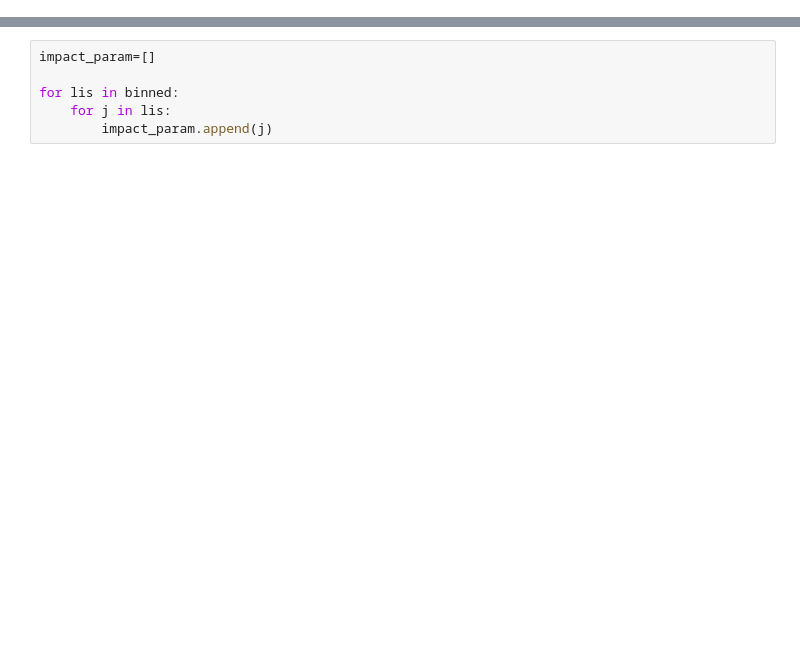
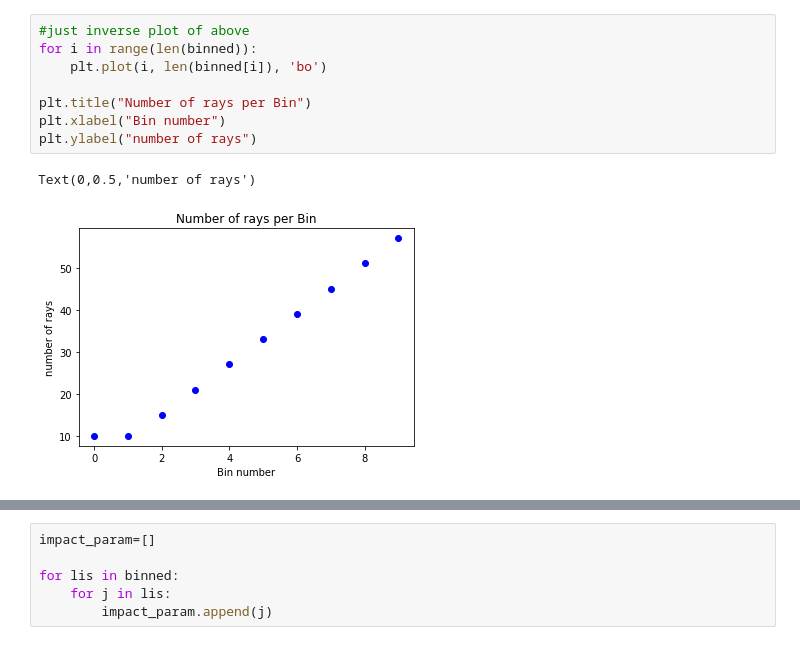
Before and after one commit to biboyd/SALSA, a Jupyter notebook: playground.ipynb, the cells around one changed output, grey strips where cells are left out. Cells and saved outputs as stored; diff of their text form; blank space fills up the shorter version.

```diff
--- a/playground.ipynb
+++ b/playground.ipynb
@@ -27,0 +24,11 @@ array([0.16598944383163733 code_length, 0.1803897232946592 code_length,
+# %%
+#just inverse plot of above
+for i in range(len(binned)):
+    plt.plot(i, len(binned[i]), 'bo')
+
+plt.title("Number of rays per Bin")
+plt.xlabel("Bin number")
+plt.ylabel("number of rays")
+# %% [output]
+Text(0,0.5,'number of rays')
+[figure, added]
```
Also changed, not shown: parts of 14 cells of this notebook, 1 other file.
